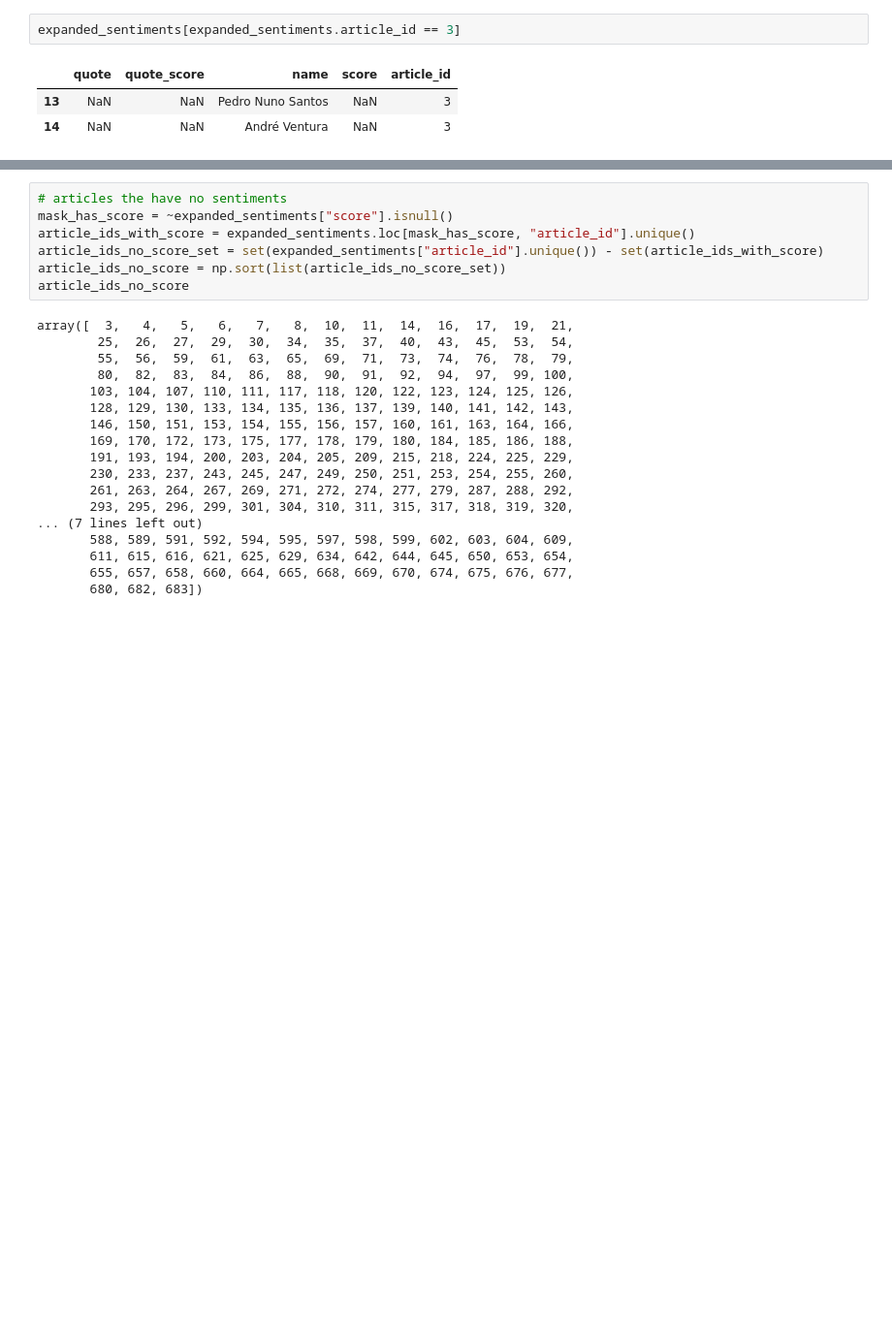
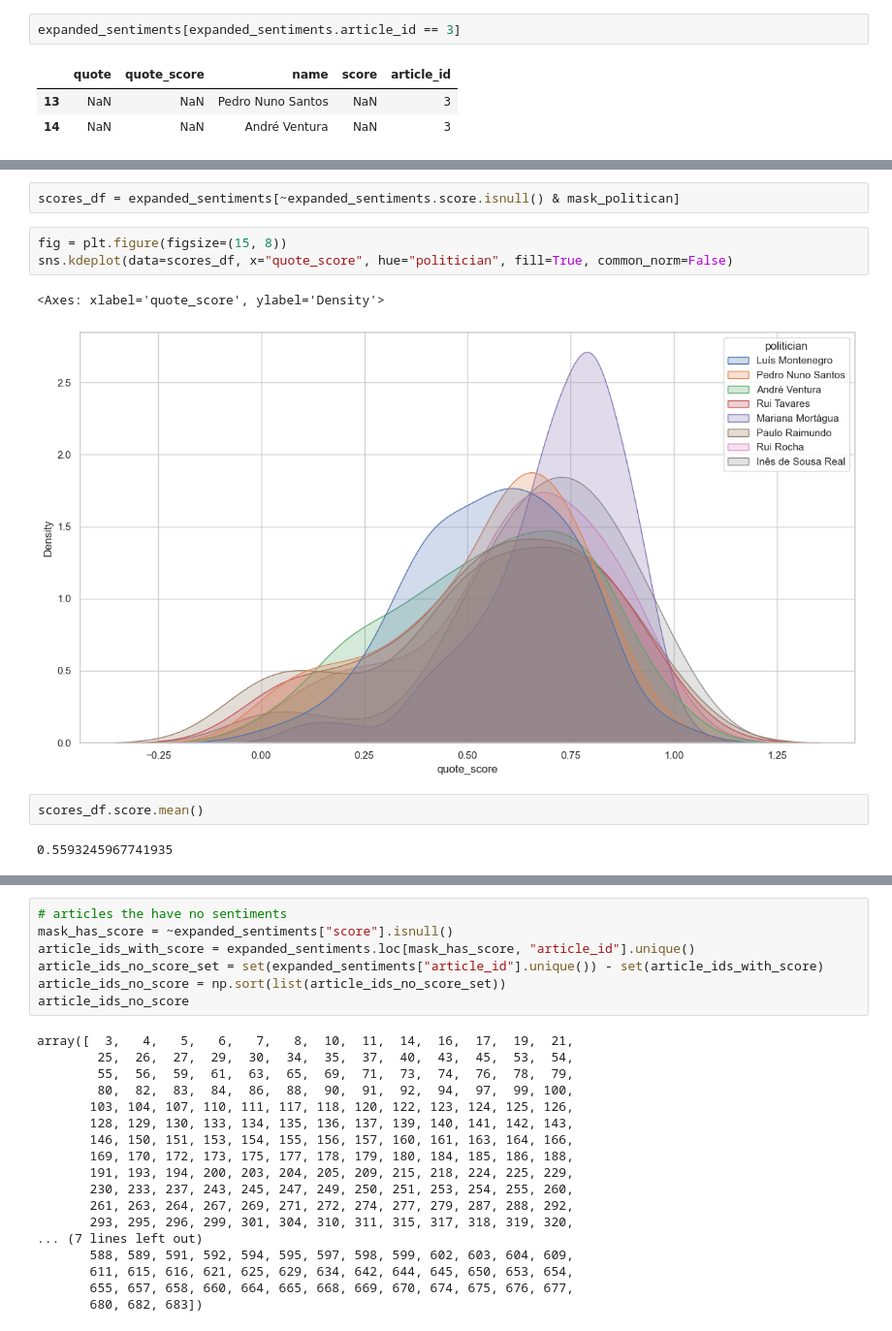
Before and after one commit to 3lueLightning/elections_monitoring, a Jupyter notebook: notebooks/results_analysis.ipynb, the cells around one changed output, grey strips where cells are left out. Shown: that part at 97% size. Saved outputs shown, nothing was run; the diff lists cells and outputs as text; blank space fills up the shorter version.

```diff
--- a/notebooks/results_analysis.ipynb
+++ b/notebooks/results_analysis.ipynb
@@ -169,0 +100,12 @@ Name: count, Length: 84, dtype: int64
+# %%
+scores_df = expanded_sentiments[~expanded_sentiments.score.isnull() & mask_politican]
+# %%
+fig = plt.figure(figsize=(15, 8))
+sns.kdeplot(data=scores_df, x="quote_score", hue="politician", fill=True, common_norm=False)
+# %% [output]
+<Axes: xlabel='quote_score', ylabel='Density'>
+[figure, added]
+# %%
+scores_df.score.mean()
+# %% [output]
+0.5593245967741935
```
Also changed, not shown: parts of 38 cells of this notebook, 3 other files.
